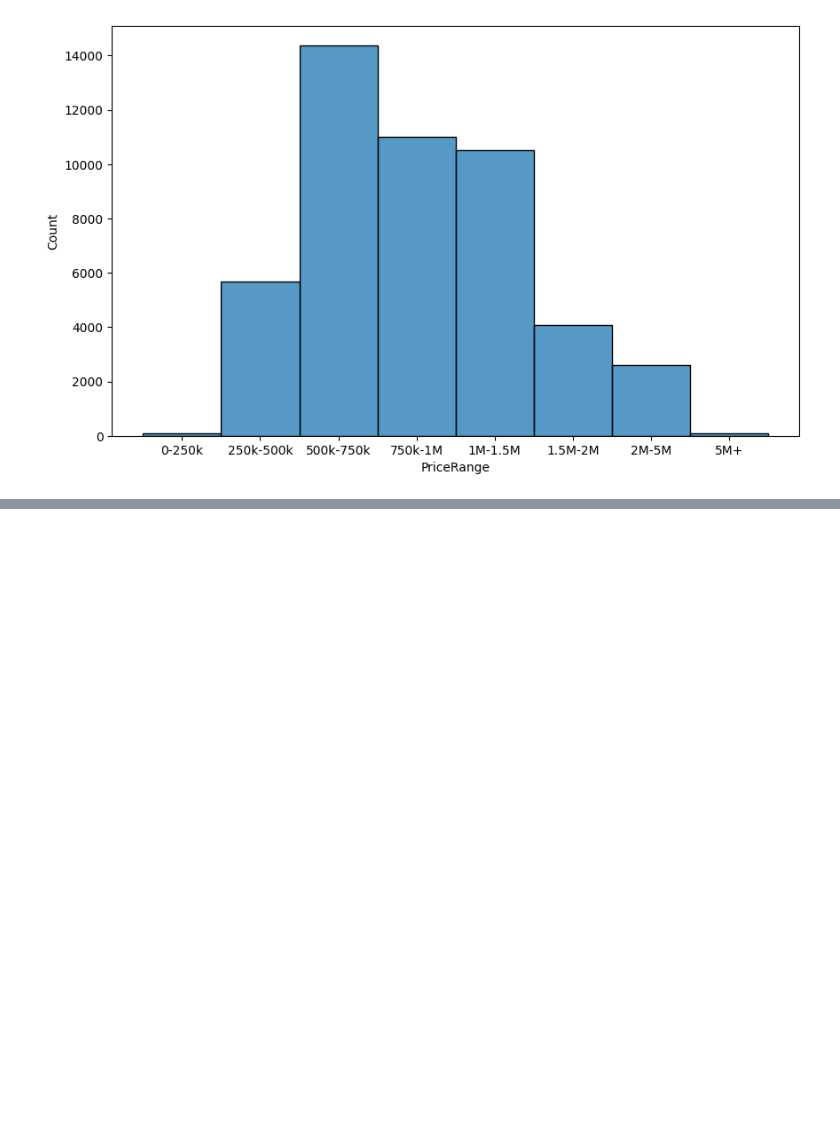
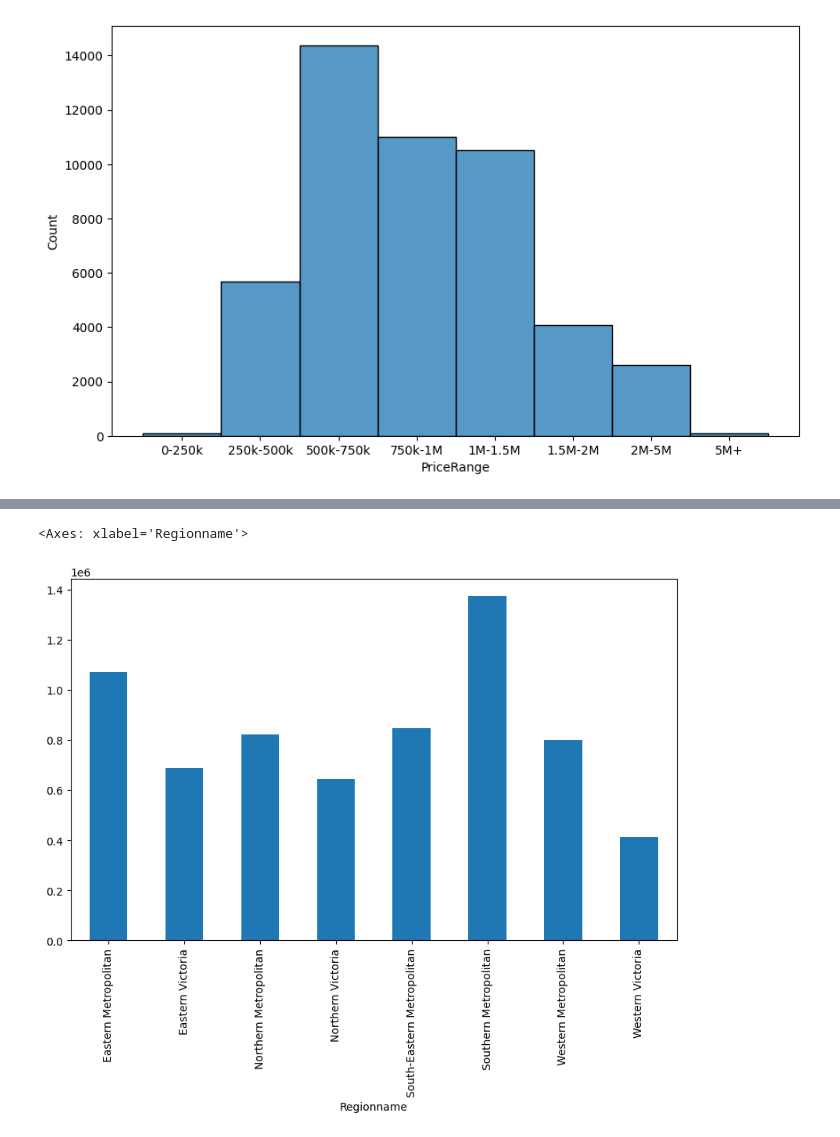
Before and after one commit to sakosha/data-prep-assignment1, a Jupyter notebook: notebooks/Untitled.ipynb, the cells around one changed output, grey strips where cells are left out. Saved outputs shown, nothing was run; the diff lists cells and outputs as text; code cells hidden in the pictures; blank space fills up the shorter version.

```diff
--- a/notebooks/Untitled.ipynb
+++ b/notebooks/Untitled.ipynb
@@ -123,0 +141,6 @@ sns.histplot(x=housing['PriceRange'], palette='Set2')
+# %%
+plt.figure(figsize=(10, 6))
+housing.groupby('Regionname')['Price'].mean().plot(kind='bar')
+# %% [output]
+<Axes: xlabel='Regionname'>
+[figure, added]
```
Also changed, not shown: parts of 11 cells of this notebook.
